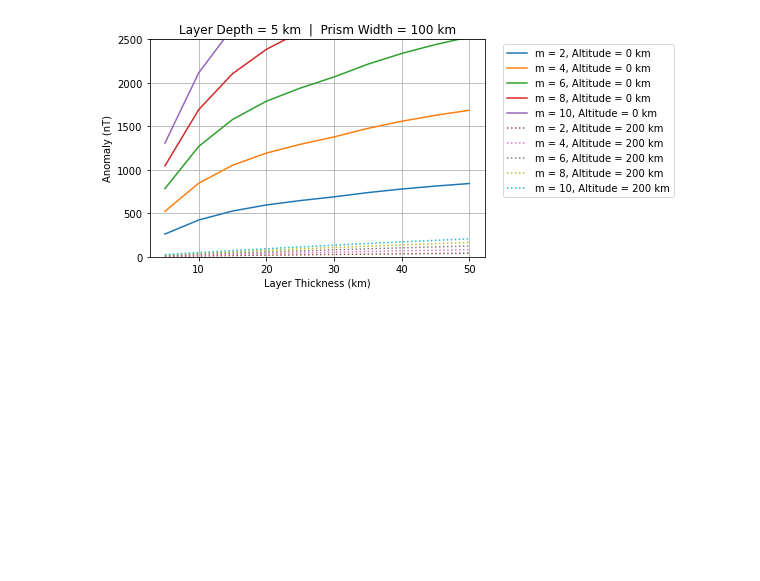
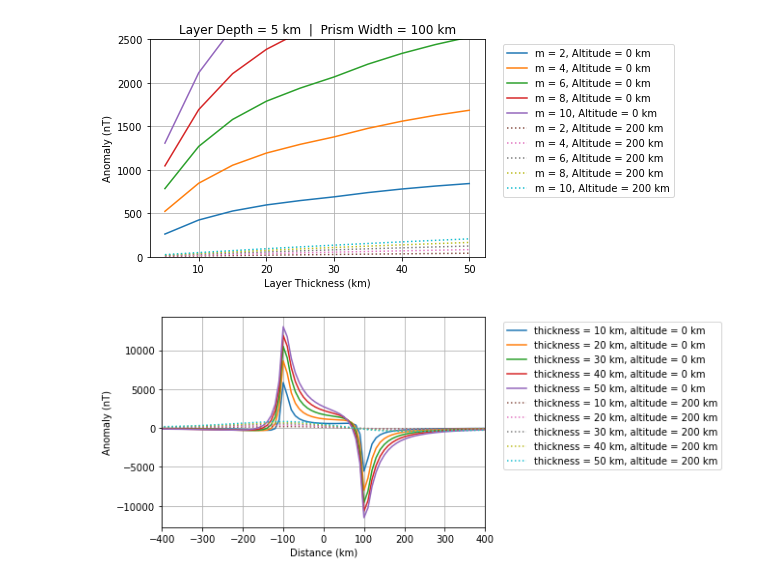
Before and after one commit to siwill22/mars, a Jupyter notebook: mbox.ipynb, the cells around one changed output. Saved outputs shown, nothing was run; the diff lists cells and outputs as text; code cells hidden in the pictures; blank space fills up the shorter version.

```diff
--- a/mbox.ipynb
+++ b/mbox.ipynb
@@ -343,3 +343,45 @@ plt.ylabel('Anomaly (nT)')
 # %% [output]
 Text(0, 0.5, 'Anomaly (nT)')
 [figure]
+# %%
+# For various values of layer thickness, compute anomaly profile at two altitudes
+# - zero (for surface observation)
+# - 200 km (for comparison withe value of Langlais' anomaly map)
+
+prism_width = 200.
+layer_depth = 5.
+layer_thickness = 20.
+inclination = 60.
+
+observation_altitude = 0.
+results = []
+for layer_thickness in np.arange(10,55,10):
+
+    result = anomaly_amplitude(layer_thickness, layer_depth, prism_width, magnetisation,
+                               observation_altitude = observation_altitude, inclination=inclination)
+
+    results.append(np.max(result[1])-np.min(result[1]))
+    plt.plot(result[0],result[1], label='thickness = {:0.0f} km, altitude = {:0.0f} km'.format(layer_thickness, observation_altitude))
+
+#plt.plot(np.arange(5,55,5),results,label='m = {:0.0f}, Altitude = {:0.0f} km'.format(magnetisation,observation_altitude))
+
+observation_altitude = 200.
+results = []
+for layer_thickness in np.arange(10,55,10):
+
+    result = anomaly_amplitude(layer_thickness, layer_depth, prism_width, magnetisation,
+                               observation_altitude = observation_altitude, inclination=inclination)
+
+    results.append(np.max(result[1])-np.min(result[1]))
+    plt.plot(result[0],result[1], ':', label='thickness = {:0.0f} km, altitude = {:0.0f} km'.format(layer_thickness, observation_altitude))
+
+#plt.plot(np.arange(5,55,5),results, ':', label='m = {:0.0f}, Altitude = {:0.0f} km'.format(magnetisation,observation_altitude))
+
+plt.xlim(-400,400)
+plt.legend(bbox_to_anchor=(1.04,1), loc="upper left")
+plt.grid()
+plt.xlabel('Distance (km)')
+plt.ylabel('Anomaly (nT)')
+plt.show()
+# %% [output]
+[figure, added]
```
Also changed, not shown: parts of 1 cell of this notebook.
